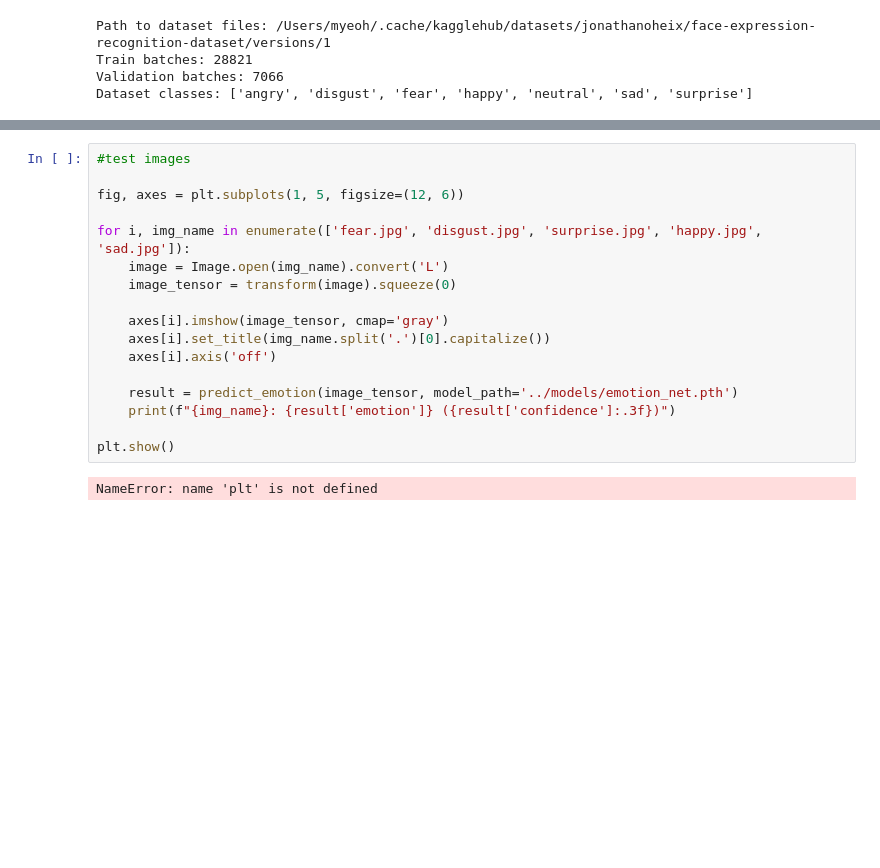
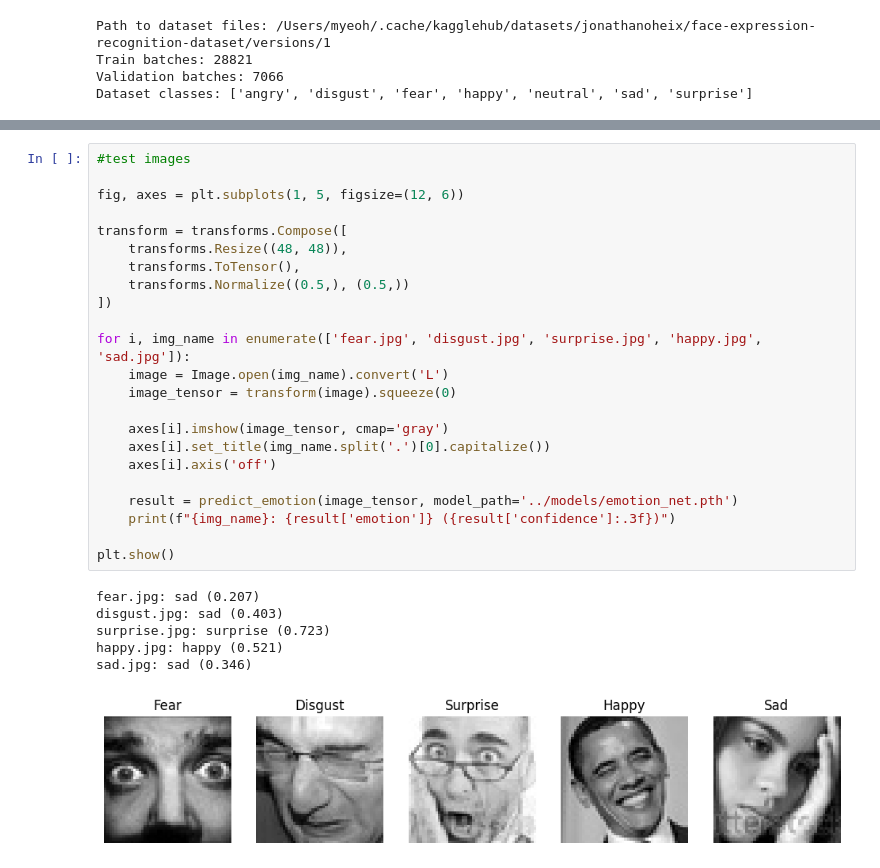
Before and after one commit to hadiafifah/ECS174-FinalProject, a Jupyter notebook: notebooks/baseline_training.ipynb, the cells around one changed output, grey strips where cells are left out. Drawn from its saved outputs; the diff is of its cells as text; blank space fills up the shorter version.

```diff
--- a/notebooks/baseline_training.ipynb
+++ b/notebooks/baseline_training.ipynb
@@ -114,19 +158,30 @@ plt.show()
 # %%
 #test images
 
 fig, axes = plt.subplots(1, 5, figsize=(12, 6))
+
+transform = transforms.Compose([
+    transforms.Resize((48, 48)),
+    transforms.ToTensor(),
+    transforms.Normalize((0.5,), (0.5,))
+])
 
 for i, img_name in enumerate(['fear.jpg', 'disgust.jpg', 'surprise.jpg', 'happy.jpg', 'sad.jpg']):
     image = Image.open(img_name).convert('L')
     image_tensor = transform(image).squeeze(0)
 
     axes[i].imshow(image_tensor, cmap='gray')
     axes[i].set_title(img_name.split('.')[0].capitalize())
     axes[i].axis('off')
 
     result = predict_emotion(image_tensor, model_path='../models/emotion_net.pth')
     print(f"{img_name}: {result['emotion']} ({result['confidence']:.3f})")
 
 plt.show()
 # %% [output]
-NameError: name 'plt' is not defined
+fear.jpg: sad (0.207)
+disgust.jpg: sad (0.403)
+surprise.jpg: surprise (0.723)
+happy.jpg: happy (0.521)
+sad.jpg: sad (0.346)
+[figure, added]
```
Also changed, not shown: parts of 3 cells of this notebook, 4 other files.
